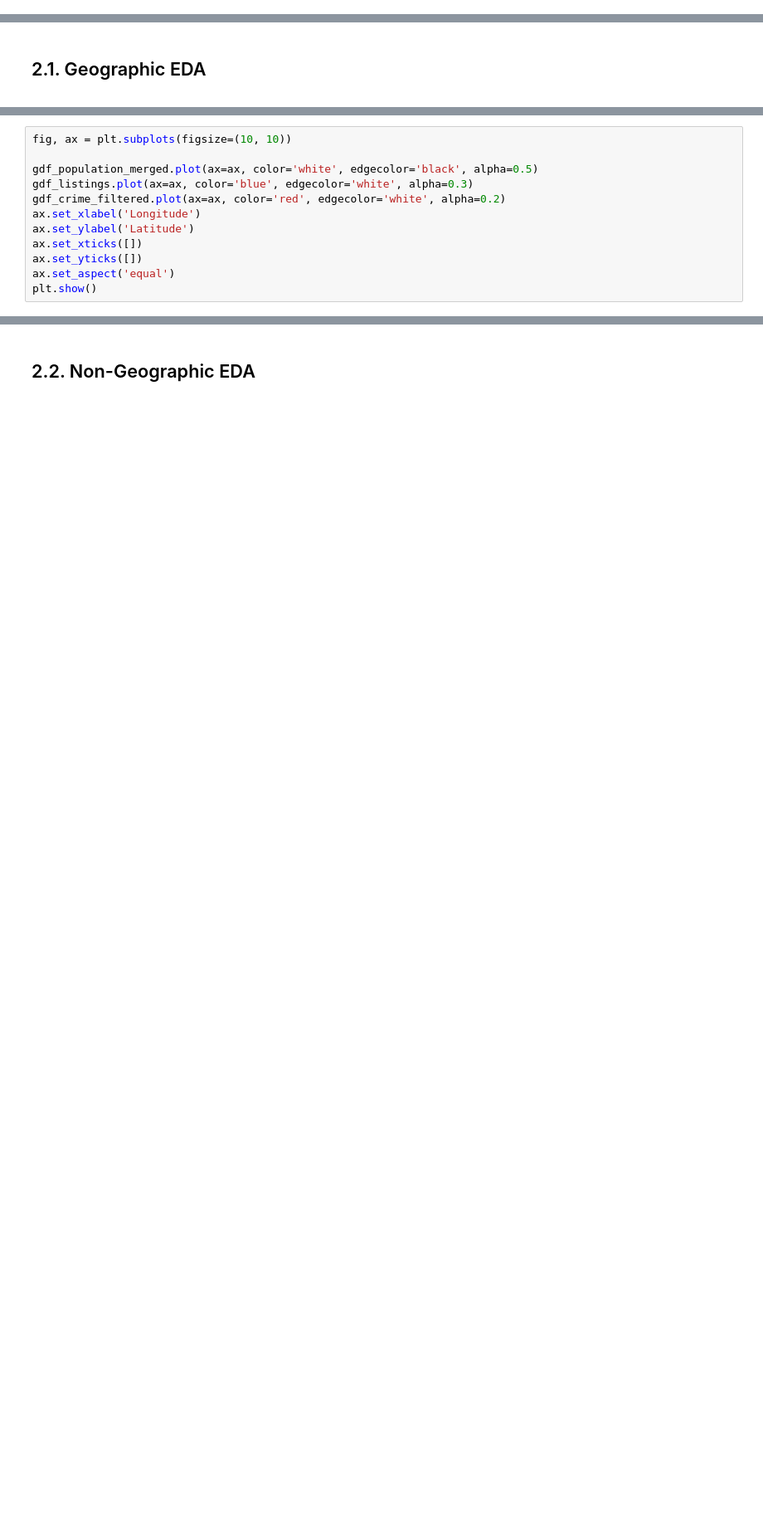
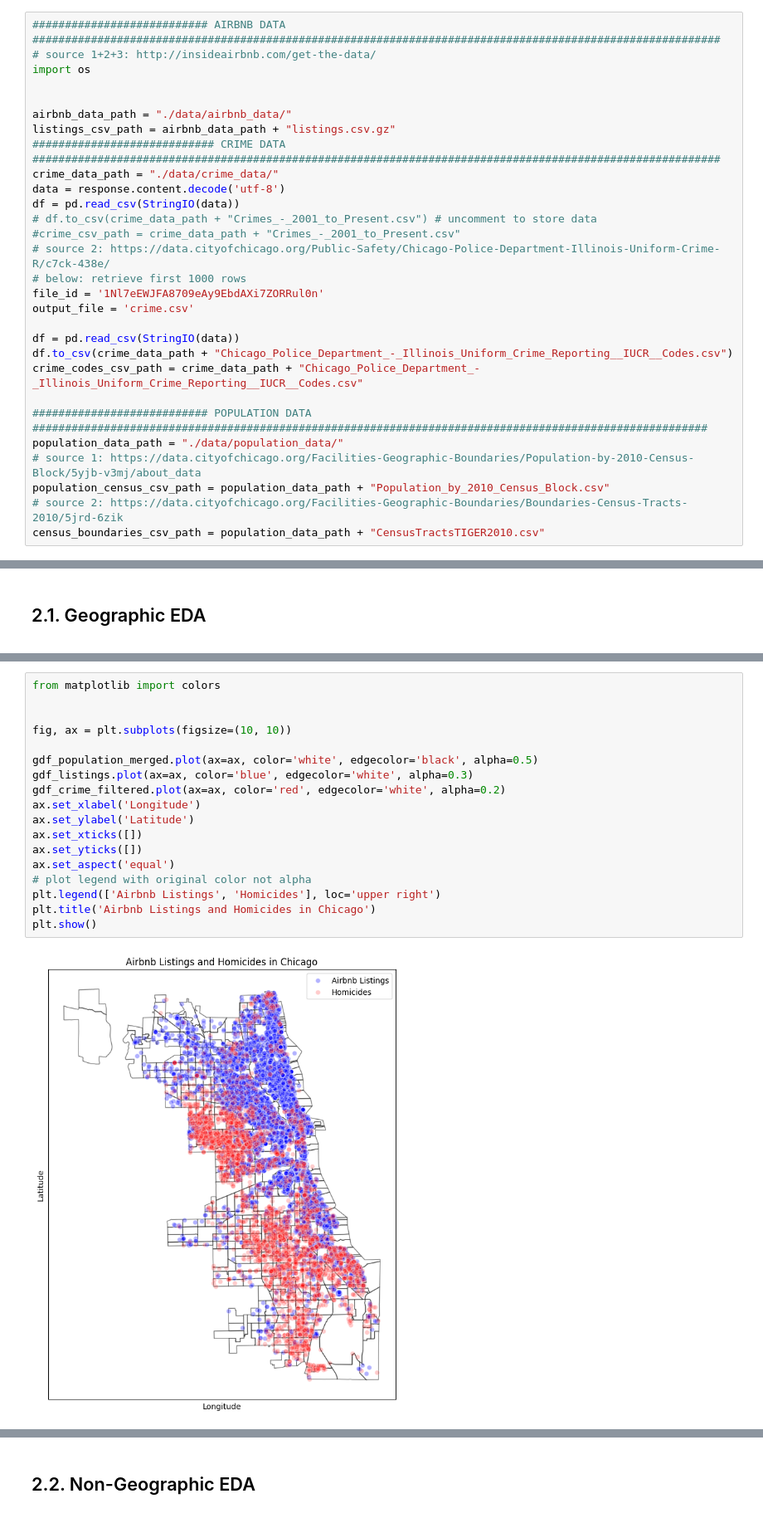
Before and after one commit to MarkusStefan/AirBnB, a Jupyter notebook: main copy.ipynb, the cells around one changed output, grey strips where cells are left out. Shown at 83% size. Drawn from its saved outputs; the diff is of its cells as text; blank space fills up the shorter version.

```diff
--- a/main copy.ipynb
+++ b/main copy.ipynb
@@ -148,3 +165,32 @@ population_data_path = "./data/population_data/"
 population_census_csv_path = population_data_path + "Population_by_2010_Census_Block.csv"
 # source 2: https://data.cityofchicago.org/Facilities-Geographic-Boundaries/Boundaries-Census-Tracts-2010/5jrd-6zik
 census_boundaries_csv_path = population_data_path + "CensusTractsTIGER2010.csv"
+# %%
+########################### AIRBNB DATA ##########################################################################################################
+# source 1+2+3: http://insideairbnb.com/get-the-data/
+import os
+
+
+airbnb_data_path = "./data/airbnb_data/"
+listings_csv_path = airbnb_data_path + "listings.csv.gz"
+############################ CRIME DATA ##########################################################################################################
+crime_data_path = "./data/crime_data/"
+data = response.content.decode('utf-8')
+df = pd.read_csv(StringIO(data))
+# df.to_csv(crime_data_path + "Crimes_-_2001_to_Present.csv") # uncomment to store data
+#crime_csv_path = crime_data_path + "Crimes_-_2001_to_Present.csv"
+# source 2: https://data.cityofchicago.org/Public-Safety/Chicago-Police-Department-Illinois-Uniform-Crime-R/c7ck-438e/
+# below: retrieve first 1000 rows
+file_id = '1Nl7eEWJFA8709eAy9EbdAXi7ZORRul0n'
+output_file = 'crime.csv'
+
+df = pd.read_csv(StringIO(data))
+df.to_csv(crime_data_path + "Chicago_Police_Department_-_Illinois_Uniform_Crime_Reporting__IUCR__Codes.csv")
+crime_codes_csv_path = crime_data_path + "Chicago_Police_Department_-_Illinois_Uniform_Crime_Reporting__IUCR__Codes.csv"
+
+########################### POPULATION DATA ########################################################################################################
+population_data_path = "./data/population_data/"
+# source 1: https://data.cityofchicago.org/Facilities-Geographic-Boundaries/Population-by-2010-Census-Block/5yjb-v3mj/about_data
+population_census_csv_path = population_data_path + "Population_by_2010_Census_Block.csv"
+# source 2: https://data.cityofchicago.org/Facilities-Geographic-Boundaries/Boundaries-Census-Tracts-2010/5jrd-6zik
+census_boundaries_csv_path = population_data_path + "CensusTractsTIGER2010.csv"
@@ -359,15 +570,23 @@ plt.show()
 # %%
+from matplotlib import colors
+
+
 fig, ax = plt.subplots(figsize=(10, 10))
 
 gdf_population_merged.plot(ax=ax, color='white', edgecolor='black', alpha=0.5)
 gdf_listings.plot(ax=ax, color='blue', edgecolor='white', alpha=0.3)
 gdf_crime_filtered.plot(ax=ax, color='red', edgecolor='white', alpha=0.2)
 ax.set_xlabel('Longitude')
 ax.set_ylabel('Latitude')
 ax.set_xticks([])
 ax.set_yticks([])
 ax.set_aspect('equal')
+# plot legend with original color not alpha
+plt.legend(['Airbnb Listings', 'Homicides'], loc='upper right')
+plt.title('Airbnb Listings and Homicides in Chicago')
 plt.show()
+# %% [output]
+[figure, added]
 # %%
 gdf_listings['geohash'] = gdf_listings.apply(lambda row: geohash.encode(row['latitude'], row['longitude'], precision=5), axis=1)
 
```
Also changed, not shown: parts of 36 cells of this notebook, 13 other files.
